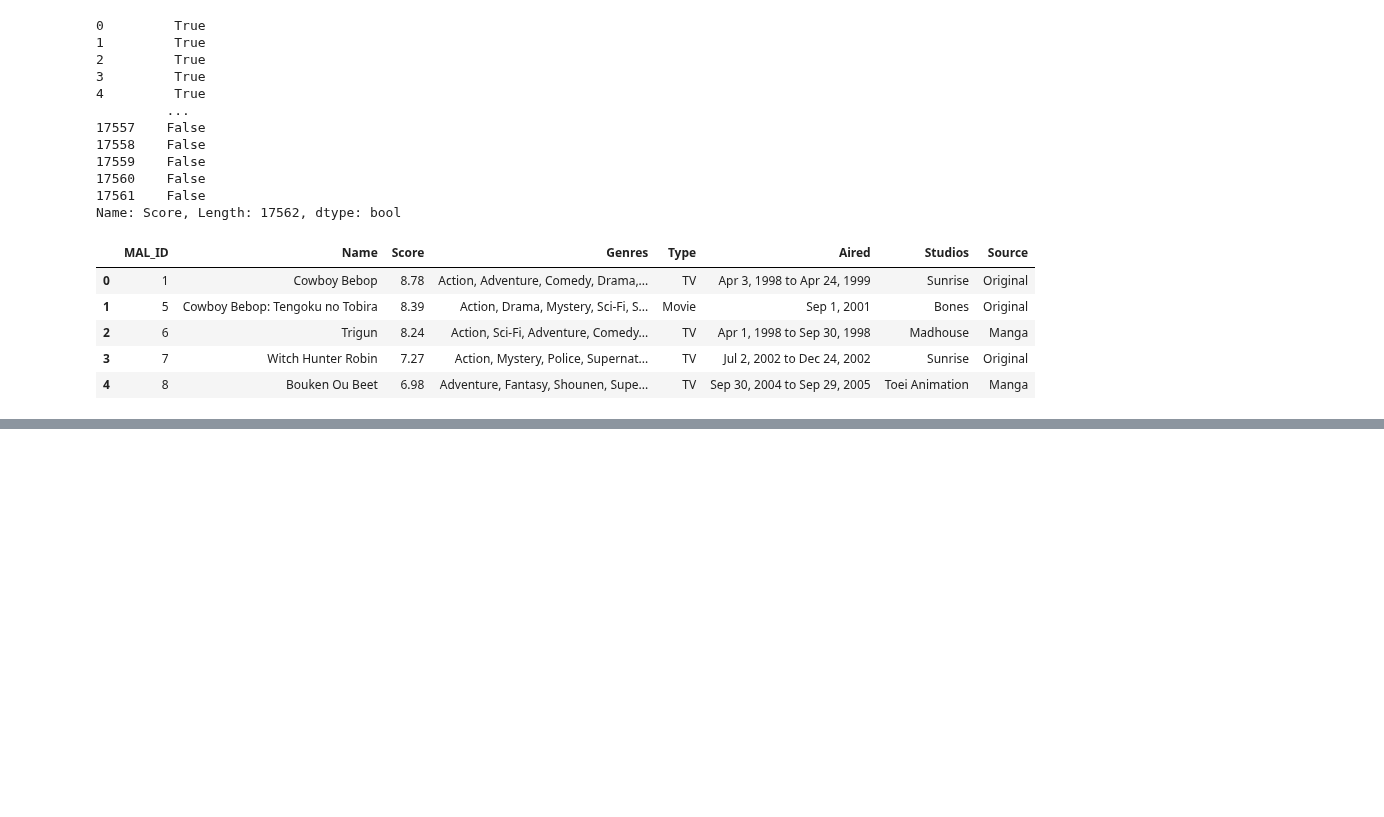
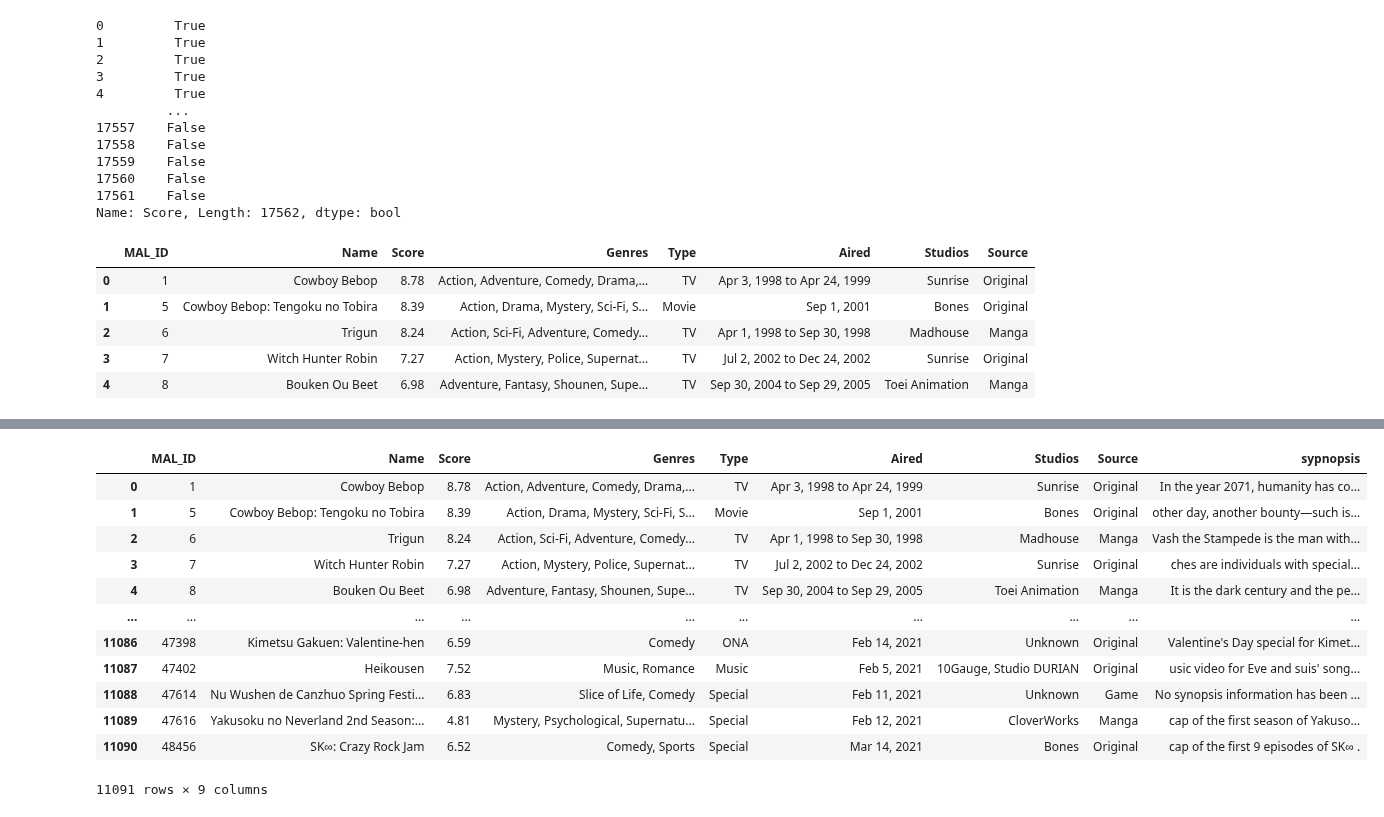
Before and after one commit to 573-pankaj/DSA-WITH-PYTHON, a Jupyter notebook: Pandas.ipynb, the cells around one changed output, grey strips where cells are left out. Drawn from its saved outputs; the diff is of its cells as text; code cells hidden in the pictures; blank space fills up the shorter version.

```diff
--- a/Pandas.ipynb
+++ b/Pandas.ipynb
@@ -662,0 +881,18 @@ anime_data_extracted.head()
+# %%
+# Data merging (inner join)
+# Keys are automatically recognized
+pd.merge(anime_data_extracted, anime_synop)
+# %% [output]
+|  | MAL_ID | Name | Score | Genres | Type | Aired | Studios | Source | sypnopsis |
+| 0 | 1 | Cowboy Bebop | 8.78 | Action, Adventure, Comedy, Drama,... | TV | Apr 3, 1998 to Apr 24, 1999 | Sunrise | Original | In the year 2071, humanity has co... |
+| 1 | 5 | Cowboy Bebop: Tengoku no Tobira | 8.39 | Action, Drama, Mystery, Sci-Fi, S... | Movie | Sep 1, 2001 | Bones | Original | other day, another bounty—such is... |
+| 2 | 6 | Trigun | 8.24 | Action, Sci-Fi, Adventure, Comedy... | TV | Apr 1, 1998 to Sep 30, 1998 | Madhouse | Manga | Vash the Stampede is the man with... |
+| 3 | 7 | Witch Hunter Robin | 7.27 | Action, Mystery, Police, Supernat... | TV | Jul 2, 2002 to Dec 24, 2002 | Sunrise | Original | ches are individuals with special... |
+| 4 | 8 | Bouken Ou Beet | 6.98 | Adventure, Fantasy, Shounen, Supe... | TV | Sep 30, 2004 to Sep 29, 2005 | Toei Animation | Manga | It is the dark century and the pe... |
+| ... | ... | ... | ... | ... | ... | ... | ... | ... | ... |
+| 11086 | 47398 | Kimetsu Gakuen: Valentine-hen | 6.59 | Comedy | ONA | Feb 14, 2021 | Unknown | Original | Valentine's Day special for Kimet... |
+| 11087 | 47402 | Heikousen | 7.52 | Music, Romance | Music | Feb 5, 2021 | 10Gauge, Studio DURIAN | Original | usic video for Eve and suis' song... |
+| 11088 | 47614 | Nu Wushen de Canzhuo Spring Festi... | 6.83 | Slice of Life, Comedy | Special | Feb 11, 2021 | Unknown | Game | No synopsis information has been ... |
+| 11089 | 47616 | Yakusoku no Neverland 2nd Season:... | 4.81 | Mystery, Psychological, Supernatu... | Special | Feb 12, 2021 | CloverWorks | Manga | cap of the first season of Yakuso... |
+| 11090 | 48456 | SK∞: Crazy Rock Jam | 6.52 | Comedy, Sports | Special | Mar 14, 2021 | Bones | Original | cap of the first 9 episodes of SK∞ . |
+11091 rows × 9 columns
```
Also changed, not shown: parts of 40 cells of this notebook.
